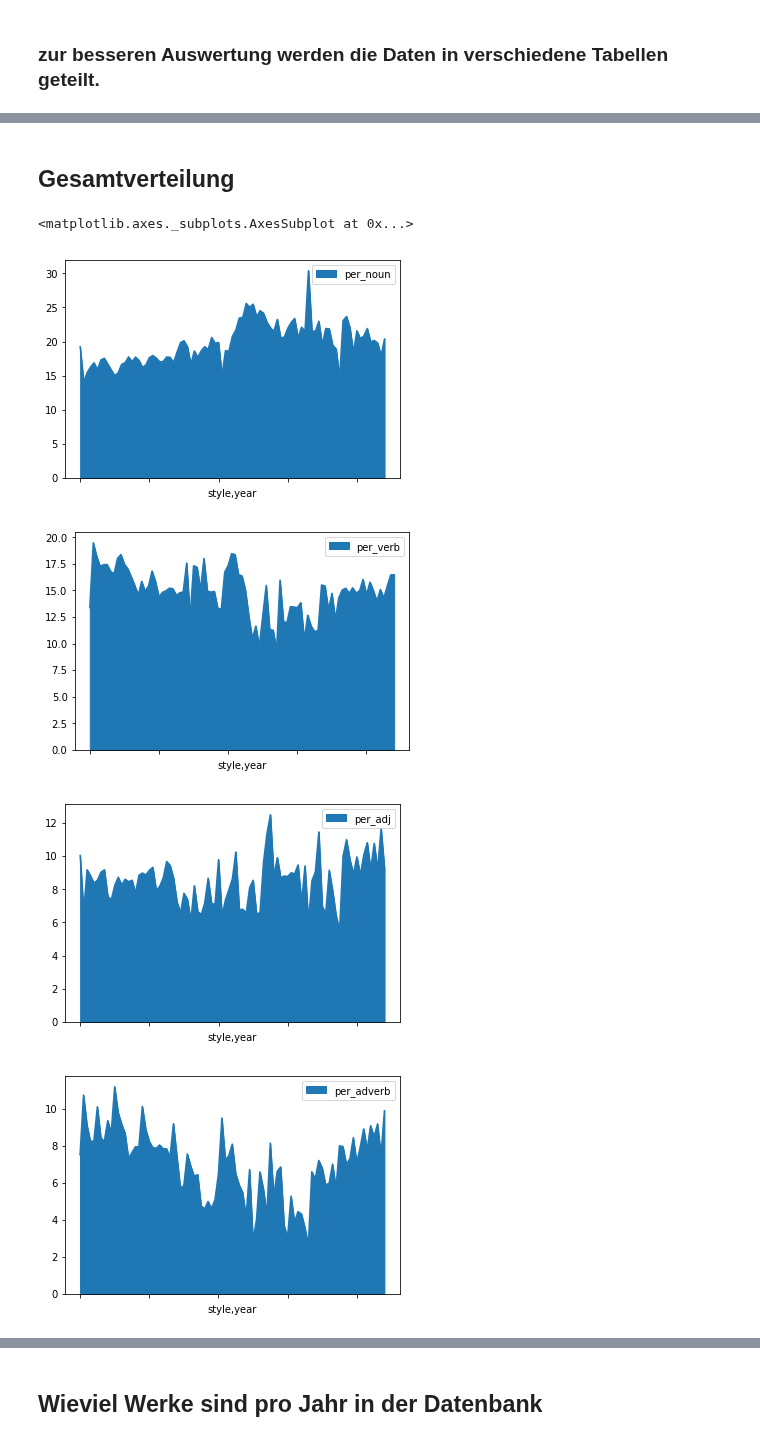
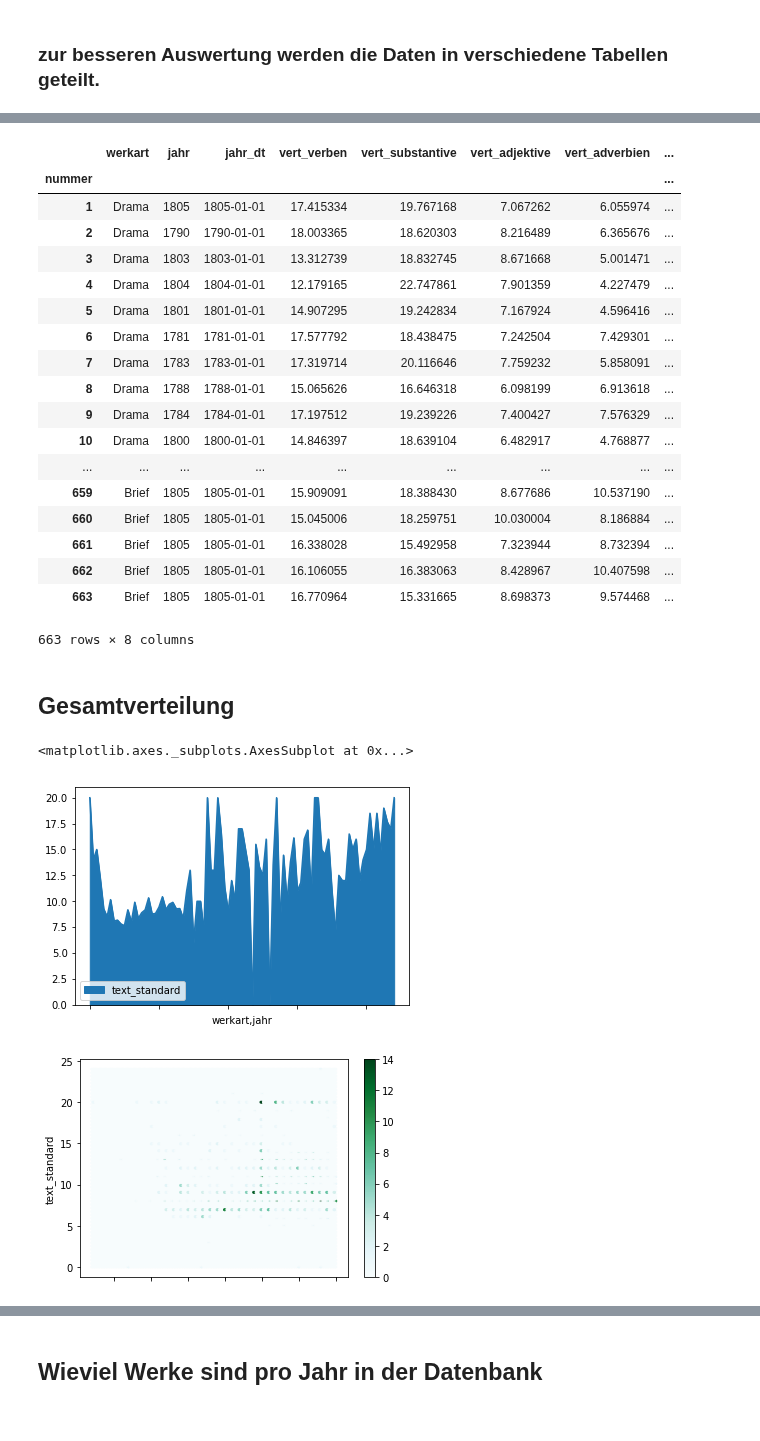
Before and after one commit to robinarthur/5pk, a Jupyter notebook: txt_edit/3_auswertung.ipynb, the cells around one changed output, grey strips where cells are left out. Drawn from its saved outputs; the diff is of its cells as text; code cells hidden in the pictures.

```diff
--- a/txt_edit/3_auswertung.ipynb
+++ b/txt_edit/3_auswertung.ipynb
@@ -27,7 +27,7 @@ d = pd.DataFrame()
 d = d.from_csv('./data/data_wo_text.csv', sep=';')
 
 # put drop all the nr_columns
-d = d[['style', 'year', 'year_dt', 'per_verb', 'per_noun', 'per_adj', 'per_adverb','text_standard']]
+d = d[['werkart', 'jahr', 'jahr_dt', 'vert_verben', 'vert_substantive', 'vert_adjektive', 'vert_adverbien','text_standard']]
 # %% [markdown]
 <h3>zur besseren Auswertung werden die Daten in verschiedene Tabellen geteilt.</h3>
 # %%
@@ -72,43 +73,67 @@ data_tbl_brief = data_tbl_brief.groupby('year').mean().plot()
+# %%
+d
+# %% [output]
+|  | werkart | jahr | jahr_dt | vert_verben | vert_substantive | vert_adjektive | vert_adverbien | ... |
+| nummer |  |  |  |  |  |  |  | ... |
+| 1 | Drama | 1805 | 1805-01-01 | 17.415334 | 19.767168 | 7.067262 | 6.055974 | ... |
+| 2 | Drama | 1790 | 1790-01-01 | 18.003365 | 18.620303 | 8.216489 | 6.365676 | ... |
+| 3 | Drama | 1803 | 1803-01-01 | 13.312739 | 18.832745 | 8.671668 | 5.001471 | ... |
+| 4 | Drama | 1804 | 1804-01-01 | 12.179165 | 22.747861 | 7.901359 | 4.227479 | ... |
+| 5 | Drama | 1801 | 1801-01-01 | 14.907295 | 19.242834 | 7.167924 | 4.596416 | ... |
+| 6 | Drama | 1781 | 1781-01-01 | 17.577792 | 18.438475 | 7.242504 | 7.429301 | ... |
+| 7 | Drama | 1783 | 1783-01-01 | 17.319714 | 20.116646 | 7.759232 | 5.858091 | ... |
+| 8 | Drama | 1788 | 1788-01-01 | 15.065626 | 16.646318 | 6.098199 | 6.913618 | ... |
+| 9 | Drama | 1784 | 1784-01-01 | 17.197512 | 19.239226 | 7.400427 | 7.576329 | ... |
+| 10 | Drama | 1800 | 1800-01-01 | 14.846397 | 18.639104 | 6.482917 | 4.768877 | ... |
+| ... | ... | ... | ... | ... | ... | ... | ... | ... |
+| 659 | Brief | 1805 | 1805-01-01 | 15.909091 | 18.388430 | 8.677686 | 10.537190 | ... |
+| 660 | Brief | 1805 | 1805-01-01 | 15.045006 | 18.259751 | 10.030004 | 8.186884 | ... |
+| 661 | Brief | 1805 | 1805-01-01 | 16.338028 | 15.492958 | 7.323944 | 8.732394 | ... |
+| 662 | Brief | 1805 | 1805-01-01 | 16.106055 | 16.383063 | 8.428967 | 10.407598 | ... |
+| 663 | Brief | 1805 | 1805-01-01 | 16.770964 | 15.331665 | 8.698373 | 9.574468 | ... |
+663 rows × 8 columns
 # %% [markdown]
 <h2> Gesamtverteilung </h2>
 # %%
-# and now the tables and charts for the 'itemnumbers'
+# and now the tables and charts for the 'itemnummers'
 
-data_tbl_per_noun = d[['year', 'style', 'per_noun']]
-data_tbl_per_verb = d[['year', 'style', 'per_verb']]
-data_tbl_per_adj = d[['year', 'style', 'per_adj']]
-data_tbl_per_adverb = d[['year', 'style', 'per_adverb']]
-data_tbl_text_standard = d[['year', 'style', 'text_standard']]
+data_tbl_vert_substantive = d[['jahr', 'werkart', 'vert_substantive']]
+data_tbl_vert_verben = d[['jahr', 'werkart', 'vert_verben']]
+data_tbl_vert_adjektive = d[['jahr', 'werkart', 'vert_adjektive']]
+data_tbl_vert_adverbien = d[['jahr', 'werkart', 'vert_adverbien']]
+data_tbl_text_standard = d[['jahr', 'werkart', 'text_standard']]
 
 ###############################
 #
 # i need the following for the radar plot at the end:
 #
-#radar_noun = data_tbl_per_noun[['style', 'per_noun']].groupby('style').mean()
-#radar_verb = data_tbl_per_verb[['style', 'per_verb']].groupby('style').mean()
-#radar_adjec= data_tbl_per_adj[['style', 'per_adj']].groupby('style').mean()
-#radar_adverb = data_tbl_per_adverb[['style', 'per_adverb']].groupby('style').mean()
+#radar_noun = data_tbl_vert_substantive[['werkart', 'vert_substantive']].groupby('werkart').mean()
+#radar_verb = data_tbl_vert_verben[['werkart', 'vert_verben']].groupby('werkart').mean()
+#radar_adjec= data_tbl_vert_adjektive[['werkart', 'vert_adjektive']].groupby('werkart').mean()
+#radar_adverb = data_tbl_vert_adverbien[['werkart', 'vert_adverbien']].groupby('werkart').mean()
 #print(radar_adverb)
 ####################################
 
 # this should have the length of 663
 # --> 663 - check
 # print(len(data_tbl_gedicht + data_tbl_philo + data_tbl_drama + data_tbl_epik + data_tbl_nacherz + data_tbl_historie + data_tbl_brief))
 
-# build the average per year
-data_plt_per_noun = data_tbl_per_noun.groupby(['style','year']).mean().plot.area()
-data_plt_per_verb = data_tbl_per_verb.groupby(['style','year']).mean().plot.area()
-data_plt_per_adj = data_tbl_per_adj.groupby(['style','year']).mean().plot.area()
-data_plt_per_adverb = data_tbl_per_adverb.groupby(['style','year']).mean().plot.area()
-data_plt_text_standard = data_tbl_text_standard.groupby(['style','year']).mean().plot.area()
-data_tbl_per_noun.plot.hexbin('year', 'per_noun' )
-data_tbl_per_verb.plot.hexbin('year', 'per_verb' )
-data_tbl_per_adj.plot.hexbin('year', 'per_adj' )
-data_tbl_per_adverb .plot.hexbin('year', 'per_adverb' )
-data_tbl_text_standard.plot.hexbin('year', 'text_standard' )
+# build the average per jahr
+#data_plt_vert_substantive = data_tbl_vert_substantive.groupby(['werkart','jahr']).mean().plot.area()
+#data_tbl_vert_substantive.plot.hexbin('jahr', 'vert_substantive' )
+
+#data_plt_vert_verben = data_tbl_vert_verben.groupby(['werkart','jahr']).mean().plot.area()
+#data_tbl_vert_verben.plot.hexbin('jahr', 'vert_verben' )
+
+#data_plt_vert_adjektive = data_tbl_vert_adjektive.groupby(['werkart','jahr']).mean().plot.area()
+#data_tbl_vert_adjektive.plot.hexbin('jahr', 'vert_adjektive' )
+
+#data_plt_vert_adverbien = data_tbl_vert_adverbien.groupby(['werkart','jahr']).mean().plot.area()
+#data_tbl_vert_adverbien .plot.hexbin('jahr', 'vert_adverbien' )
+
+data_plt_text_standard = data_tbl_text_standard.groupby(['werkart','jahr']).mean().plot.area()
+data_tbl_text_standard.plot.hexbin('jahr', 'text_standard' )
 # %% [output]
 <matplotlib.axes._subplots.AxesSubplot at 0x...>
-[figure, old version]
+[figure, new version]
-[figure, old version]
+[figure, new version]
-[figure, removed]
-[figure, removed]
```
Also changed, not shown: parts of 28 cells of this notebook, 47 other files.
